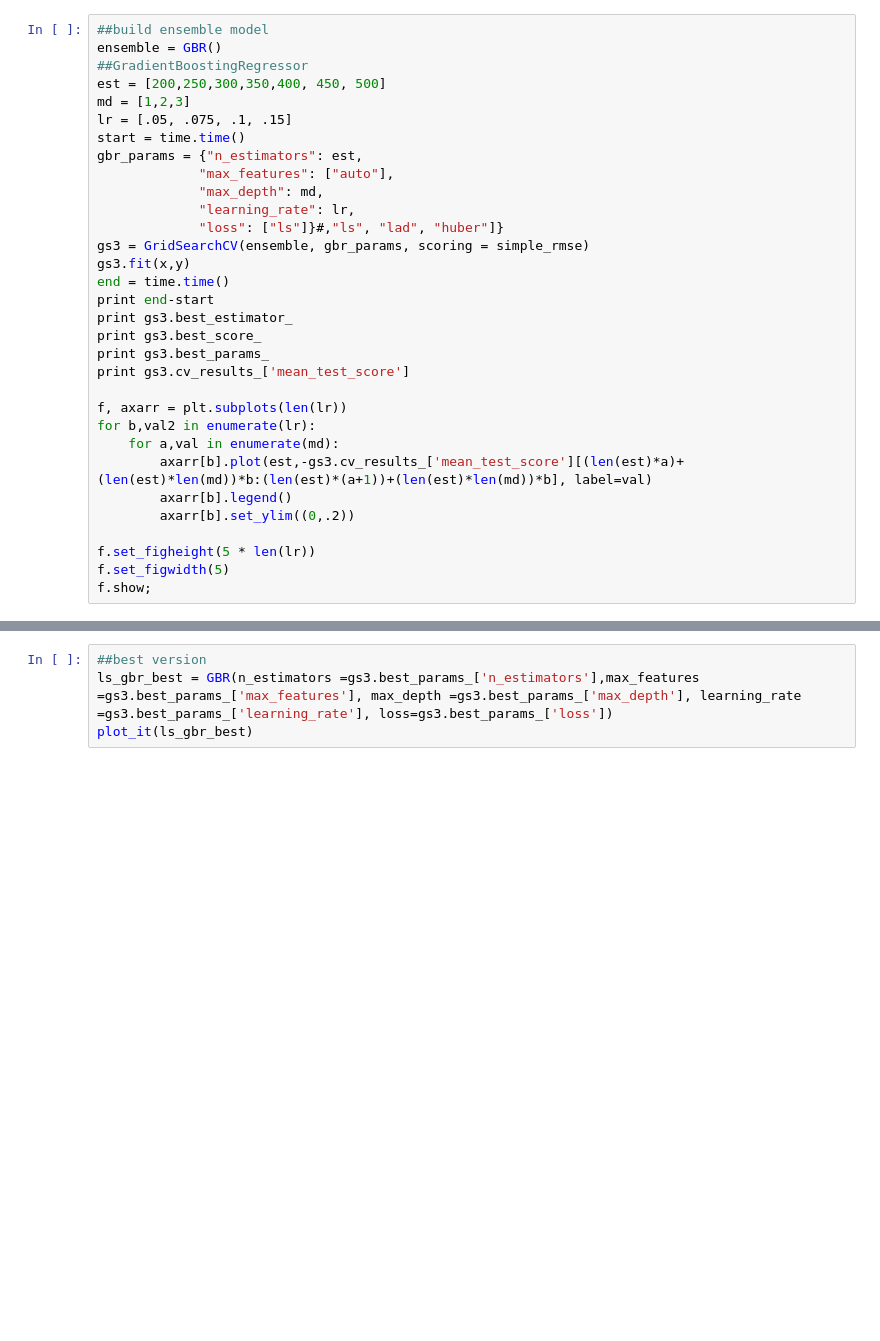
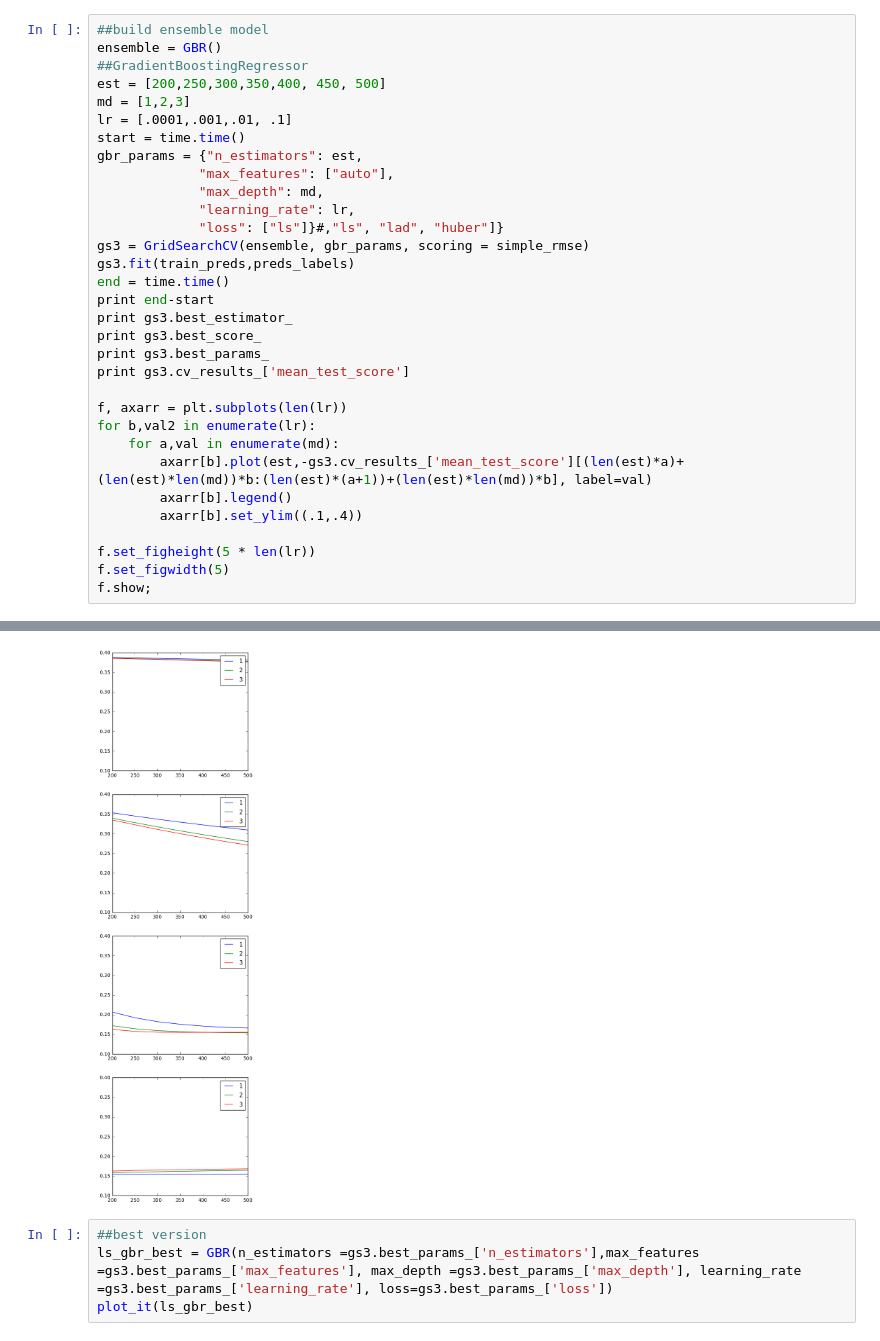
Before and after one commit to kctobin/207, a Jupyter notebook: RealEstateFinal - Ensemble.ipynb, the cells around one changed output, grey strips where cells are left out. Saved outputs shown, nothing was run; the diff lists cells and outputs as text; blank space fills up the shorter version.

```diff
--- a/RealEstateFinal - Ensemble.ipynb
+++ b/RealEstateFinal - Ensemble.ipynb
@@ -76,7 +92,7 @@ ensemble = GBR()
 ##GradientBoostingRegressor
 est = [200,250,300,350,400, 450, 500]
 md = [1,2,3]
-lr = [.05, .075, .1, .15]
+lr = [.0001,.001,.01, .1]
 start = time.time()
 gbr_params = {"n_estimators": est,
              "max_features": ["auto"],
@@ -84,7 +100,7 @@ gbr_params = {"n_estimators": est,
              "learning_rate": lr,
              "loss": ["ls"]}#,"ls", "lad", "huber"]}
 gs3 = GridSearchCV(ensemble, gbr_params, scoring = simple_rmse)
-gs3.fit(x,y)
+gs3.fit(train_preds,preds_labels)
 end = time.time()
 print end-start
 print gs3.best_estimator_
@@ -97,8 +113,9 @@ for b,val2 in enumerate(lr):
     for a,val in enumerate(md):
         axarr[b].plot(est,-gs3.cv_results_['mean_test_score'][(len(est)*a)+(len(est)*len(md))*b:(len(est)*(a+1))+(len(est)*len(md))*b], label=val)
         axarr[b].legend()
-        axarr[b].set_ylim((0,.2))
+        axarr[b].set_ylim((.1,.4))
 
 f.set_figheight(5 * len(lr))
 f.set_figwidth(5)
 f.show;
+# %% [output]
@@ -105,3 +139,4 @@ f.show;
+[figure, added]
 # %%
 ##best version
 ls_gbr_best = GBR(n_estimators =gs3.best_params_['n_estimators'],max_features =gs3.best_params_['max_features'], max_depth =gs3.best_params_['max_depth'], learning_rate =gs3.best_params_['learning_rate'], loss=gs3.best_params_['loss'])
```
Also changed, not shown: parts of 8 cells of this notebook, 1 other file.
